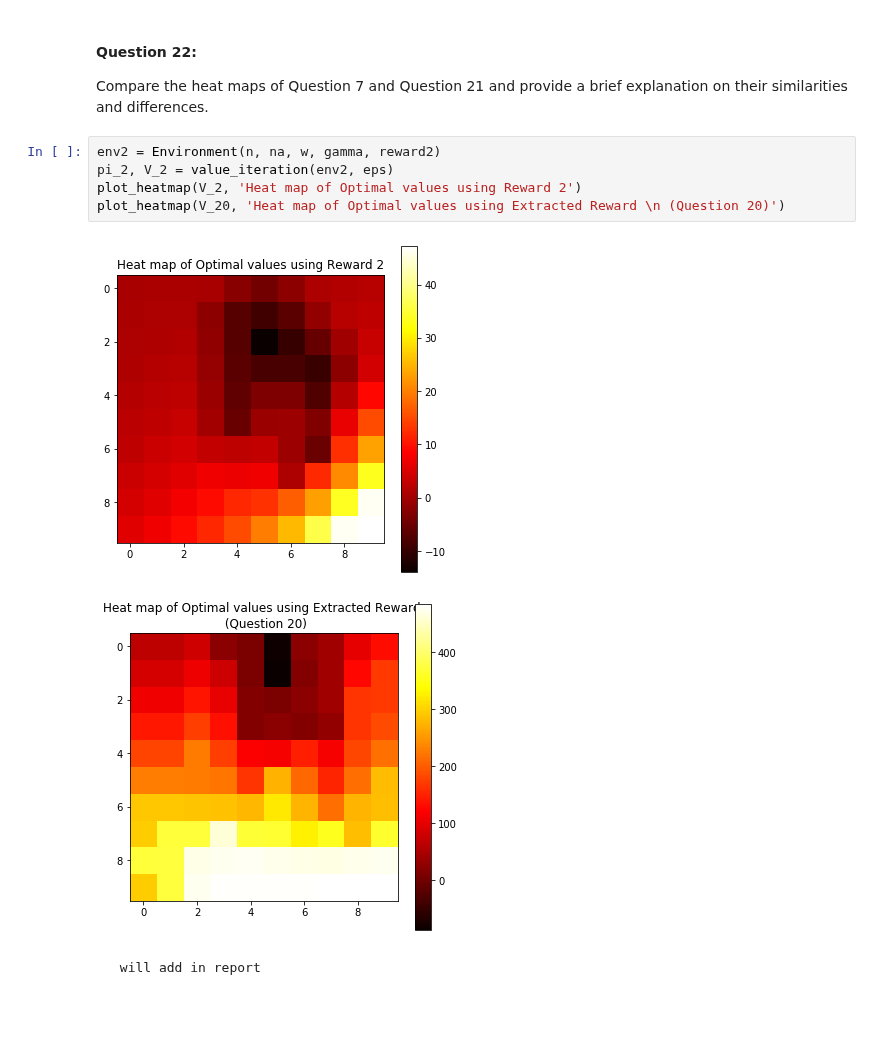
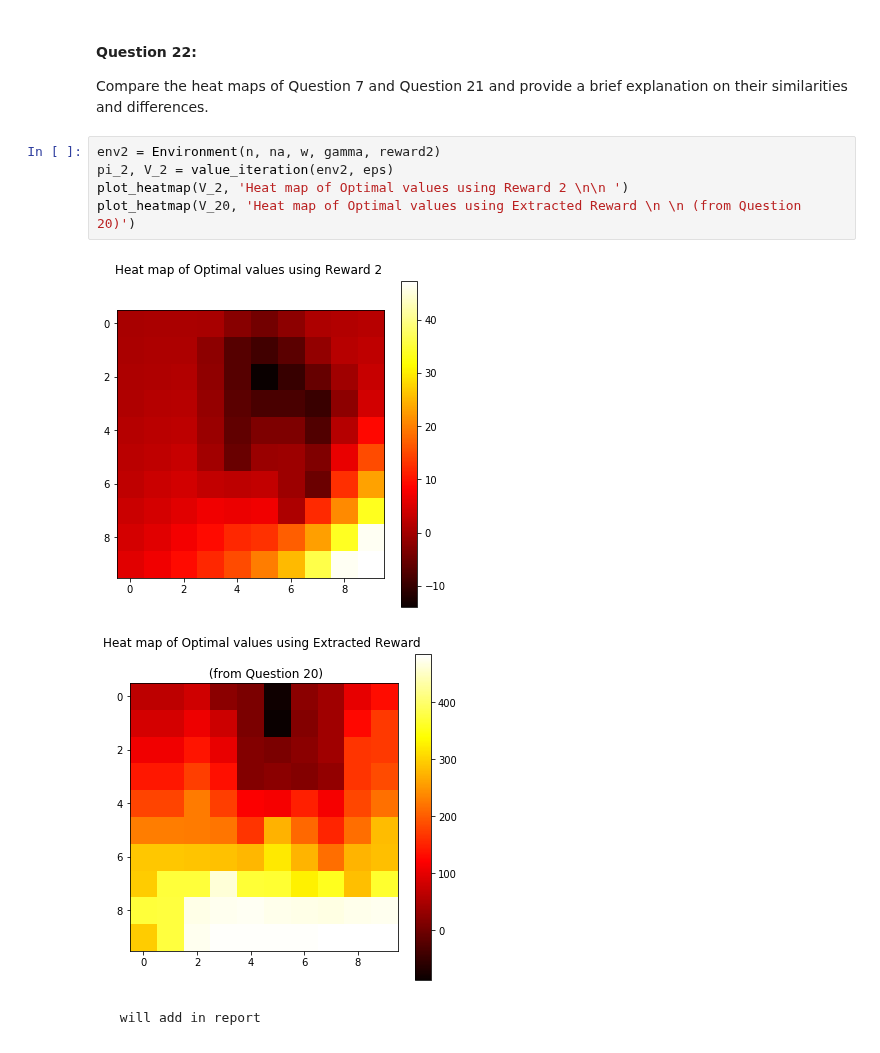
Before and after one commit to MaggieX/Large_Scale_Social_Complex_Network, a Jupyter notebook: Project3/Project3_Q1_Q24.ipynb, the cells around one changed output. Saved outputs shown, nothing was run; the diff lists cells and outputs as text; blank space fills up the shorter version.

```diff
--- a/Project3/Project3_Q1_Q24.ipynb
+++ b/Project3/Project3_Q1_Q24.ipynb
@@ -892,11 +892,11 @@ Compare the heat maps of Question 7 and Question 21 and provide a brief explanat
 # %%
 env2 = Environment(n, na, w, gamma, reward2)
 pi_2, V_2 = value_iteration(env2, eps)
-plot_heatmap(V_2, 'Heat map of Optimal values using Reward 2')
-plot_heatmap(V_20, 'Heat map of Optimal values using Extracted Reward \n (Question 20)')
+plot_heatmap(V_2, 'Heat map of Optimal values using Reward 2 \n\n ')
+plot_heatmap(V_20, 'Heat map of Optimal values using Extracted Reward \n \n (from Question 20)')
 # %% [output]
-[figure, old version]
+[figure, new version]
-[figure, old version]
+[figure, new version]
 # %% [markdown]
      will add in report
 # %% [markdown]
```
Also changed, not shown: parts of 6 cells of this notebook.
